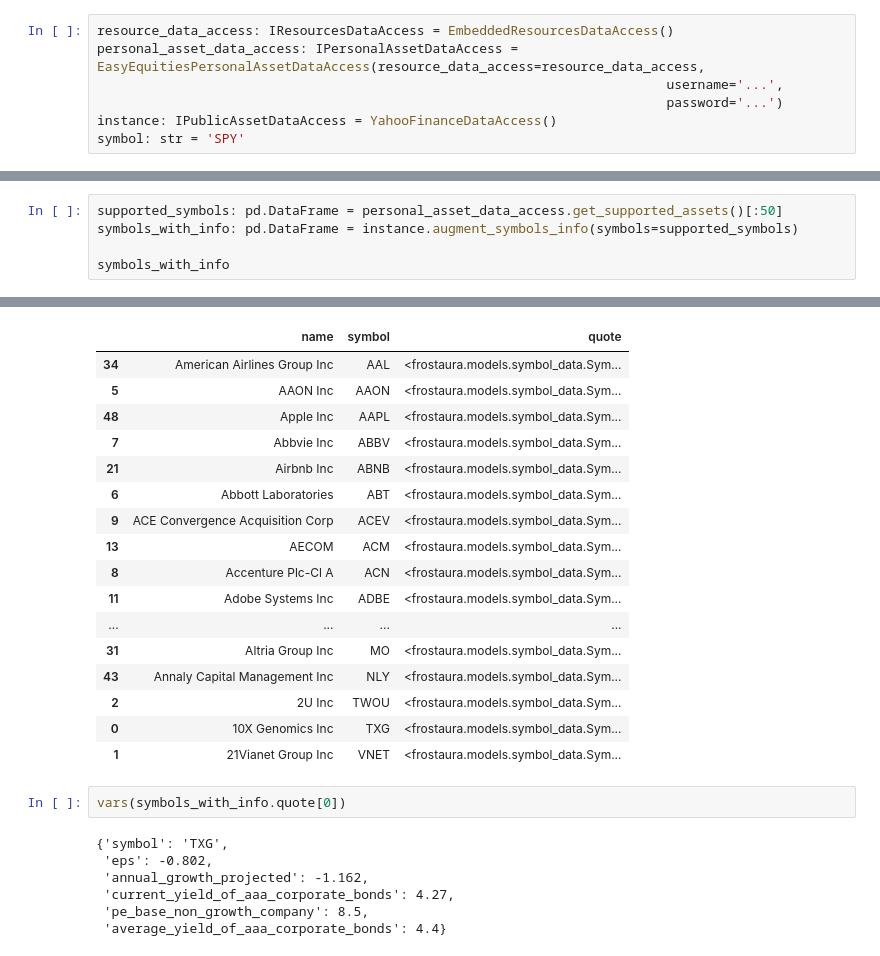
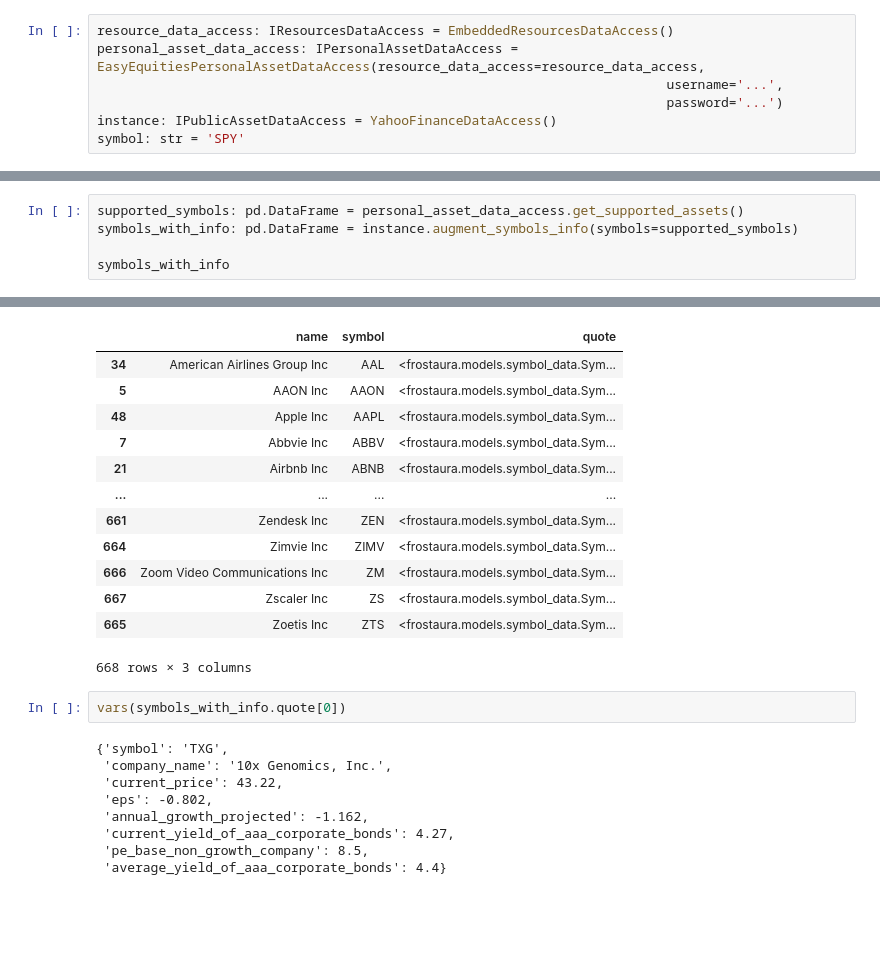
Before and after one commit to faGH/fa.intelligence.notebooks, a Jupyter notebook: src/examples/data_access/public_asset_data_access.yahoo_finance.ipynb, the cells around one changed output, grey strips where cells are left out. Saved outputs shown, nothing was run; the diff lists cells and outputs as text; blank space fills up the shorter version.

```diff
--- a/src/examples/data_access/public_asset_data_access.yahoo_finance.ipynb
+++ b/src/examples/data_access/public_asset_data_access.yahoo_finance.ipynb
@@ -88,5 +127,5 @@ DEBUG:urllib3.connectionpool:https://query2.finance.yahoo.com:443 "GET /v8/finan
 # %%
-supported_symbols: pd.DataFrame = personal_asset_data_access.get_supported_assets()[:50]
+supported_symbols: pd.DataFrame = personal_asset_data_access.get_supported_assets()
 symbols_with_info: pd.DataFrame = instance.augment_symbols_info(symbols=supported_symbols)
 
 symbols_with_info
@@ -111,24 +150,22 @@ DEBUG:urllib3.connectionpool:https://query1.finance.yahoo.com:443 "GET /v10/fina
 |  | name | symbol | quote |
 | 34 | American Airlines Group Inc | AAL | <frostaura.models.symbol_data.Sym... |
 | 5 | AAON Inc | AAON | <frostaura.models.symbol_data.Sym... |
 | 48 | Apple Inc | AAPL | <frostaura.models.symbol_data.Sym... |
 | 7 | Abbvie Inc | ABBV | <frostaura.models.symbol_data.Sym... |
 | 21 | Airbnb Inc | ABNB | <frostaura.models.symbol_data.Sym... |
-| 6 | Abbott Laboratories | ABT | <frostaura.models.symbol_data.Sym... |
-| 9 | ACE Convergence Acquisition Corp | ACEV | <frostaura.models.symbol_data.Sym... |
-| 13 | AECOM | ACM | <frostaura.models.symbol_data.Sym... |
-| 8 | Accenture Plc-Cl A | ACN | <frostaura.models.symbol_data.Sym... |
-| 11 | Adobe Systems Inc | ADBE | <frostaura.models.symbol_data.Sym... |
 | ... | ... | ... | ... |
-| 31 | Altria Group Inc | MO | <frostaura.models.symbol_data.Sym... |
-| 43 | Annaly Capital Management Inc | NLY | <frostaura.models.symbol_data.Sym... |
-| 2 | 2U Inc | TWOU | <frostaura.models.symbol_data.Sym... |
-| 0 | 10X Genomics Inc | TXG | <frostaura.models.symbol_data.Sym... |
-| 1 | 21Vianet Group Inc | VNET | <frostaura.models.symbol_data.Sym... |
+| 661 | Zendesk Inc | ZEN | <frostaura.models.symbol_data.Sym... |
+| 664 | Zimvie Inc | ZIMV | <frostaura.models.symbol_data.Sym... |
+| 666 | Zoom Video Communications Inc | ZM | <frostaura.models.symbol_data.Sym... |
+| 667 | Zscaler Inc | ZS | <frostaura.models.symbol_data.Sym... |
+| 665 | Zoetis Inc | ZTS | <frostaura.models.symbol_data.Sym... |
+668 rows × 3 columns
 # %%
 vars(symbols_with_info.quote[0])
 # %% [output]
 {'symbol': 'TXG',
+ 'company_name': '10x Genomics, Inc.',
+ 'current_price': 43.22,
  'eps': -0.802,
  'annual_growth_projected': -1.162,
  'current_yield_of_aaa_corporate_bonds': 4.27,
```
Also changed, not shown: parts of 4 cells of this notebook, 4 other files.
